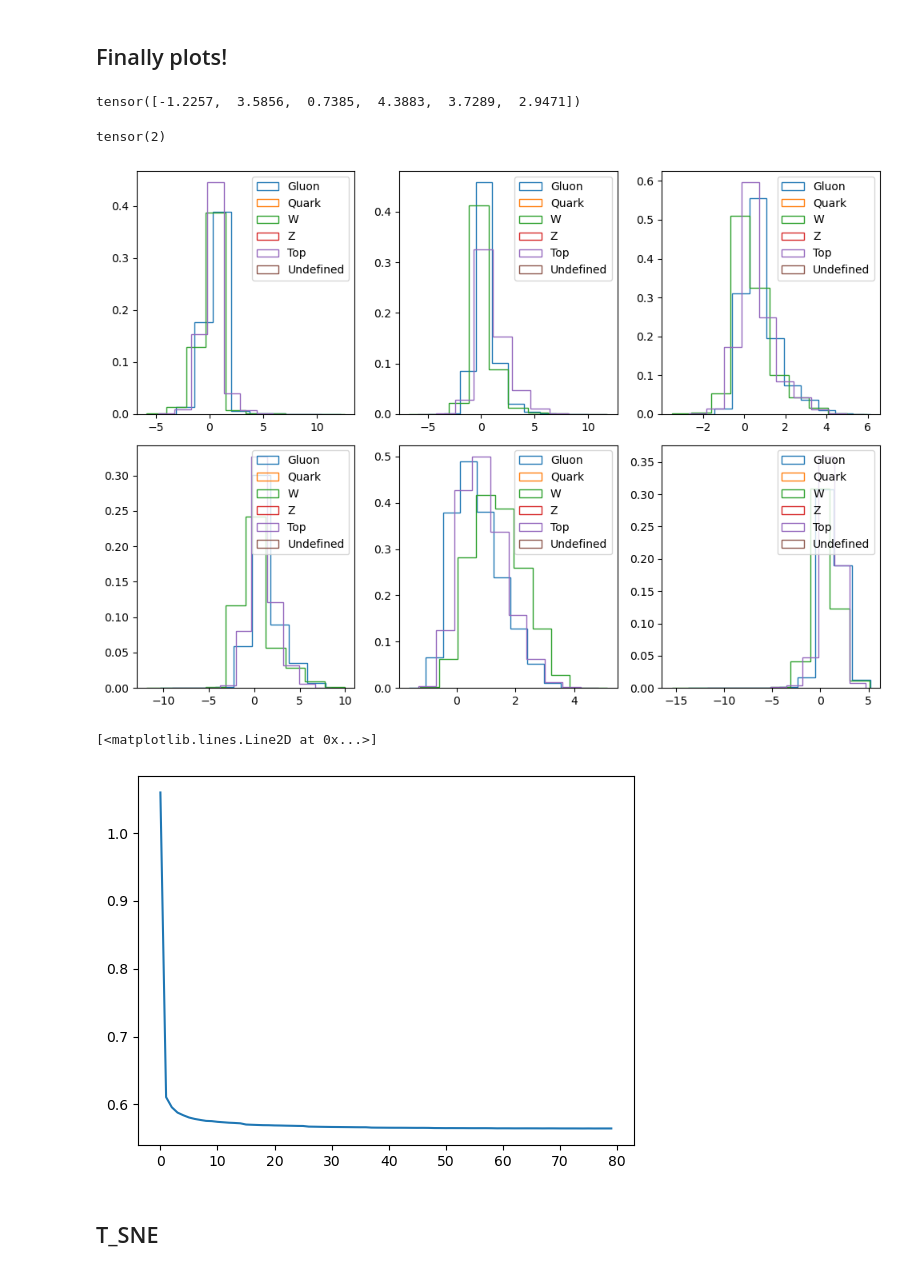
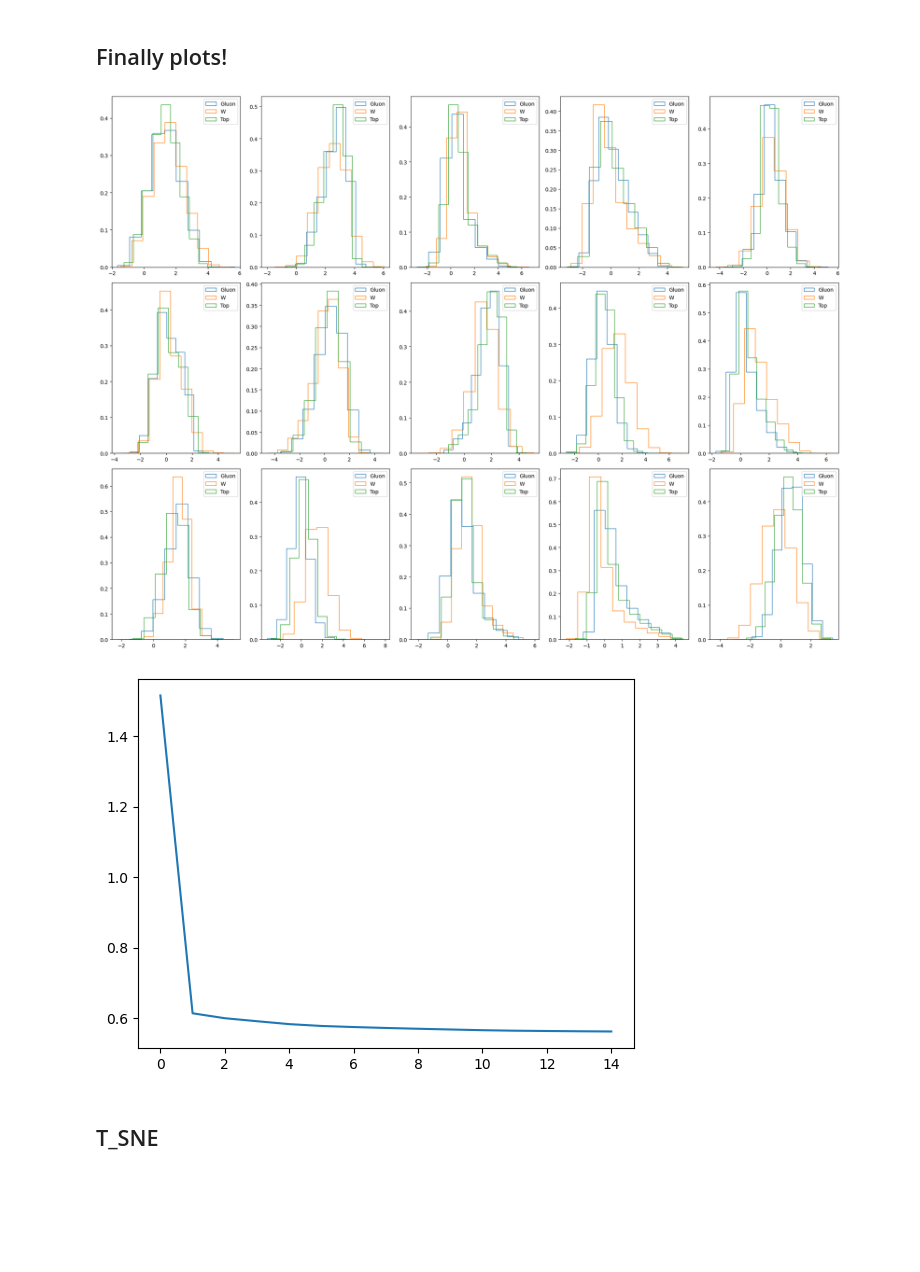
Before and after one commit to niklai99/jet-tagging, a Jupyter notebook: DGL_autoencoder/performance_analysis.ipynb, the cells around one changed output. Saved outputs shown, nothing was run; the diff lists cells and outputs as text; code cells hidden in the pictures; blank space fills up the shorter version.

```diff
--- a/DGL_autoencoder/performance_analysis.ipynb
+++ b/DGL_autoencoder/performance_analysis.ipynb
@@ -156,8 +160,8 @@ class Decoder(nn.Module):
 
         return n, torch.stack([e1, e2, e3], 2)
 # %%
-latent_dim = 6
-model_name = "_80ep64batch"
+latent_dim = 15
+model_name = "_15ep64batch15ld_gwt"
 # %% [markdown]
 ### Load from autoencoder `state_dict`
 # %%
@@ -235,22 +239,16 @@ labels = torch.cat(labels)
 ## Finally plots!
 # %%
 labels_str = ['Gluon', 'Quark', 'W', 'Z', 'Top', 'Undefined']
-# %%
-latent_jets[0]
-# %% [output]
-tensor([-1.2257,  3.5856,  0.7385,  4.3883,  3.7289,  2.9471])
-# %%
-labels[0].nonzero().squeeze()
-# %% [output]
-tensor(2)
 # %%
-fig, ax = plt.subplots(2, 3, figsize=(10,7), tight_layout=True)
+fig, ax = plt.subplots(3, 5, figsize=(20,15), tight_layout=True)
 ax = ax.flatten()
+plot_lbl = [0, 2, 4]
 
 for i in range(latent_dim):
-    for j in range(len(labels_str)):
+    for j in plot_lbl:
         ax[i].hist(latent_jets[labels[:,j]==1, i], label=labels_str[j], histtype='step', density=True)
     ax[i].legend()
+plt.show()
 # %% [output]
-[figure, old version]
+[figure, new version]
 # %%
@@ -258,8 +256,8 @@ fig.savefig('latent_features_hist.pdf')
 # %%
-loss = np.load('trainloss_history.npy')
+loss = np.load('models/trainloss_history'+ model_name +'.npy')
 plt.plot(np.arange(len(loss)), loss)
+plt.show()
 # %% [output]
-[<matplotlib.lines.Line2D at 0x...>]
-[figure, old version]
+[figure, new version]
 # %% [markdown]
 ## T_SNE
```
Also changed, not shown: parts of 26 cells of this notebook, 28 other files.
